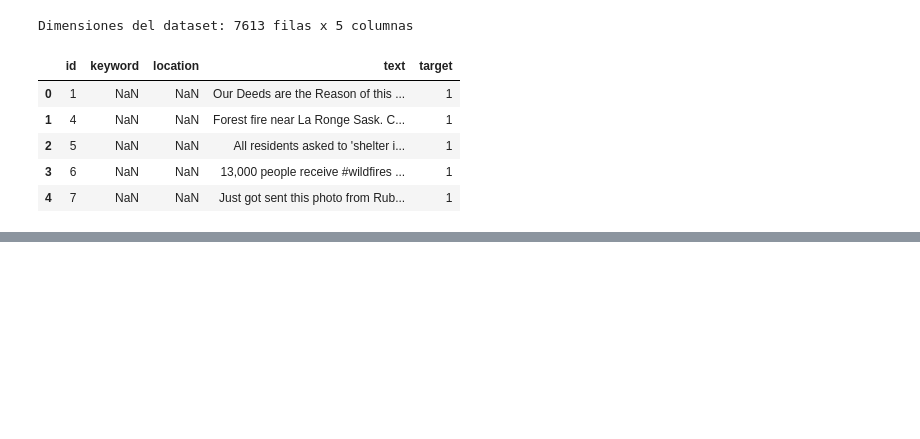
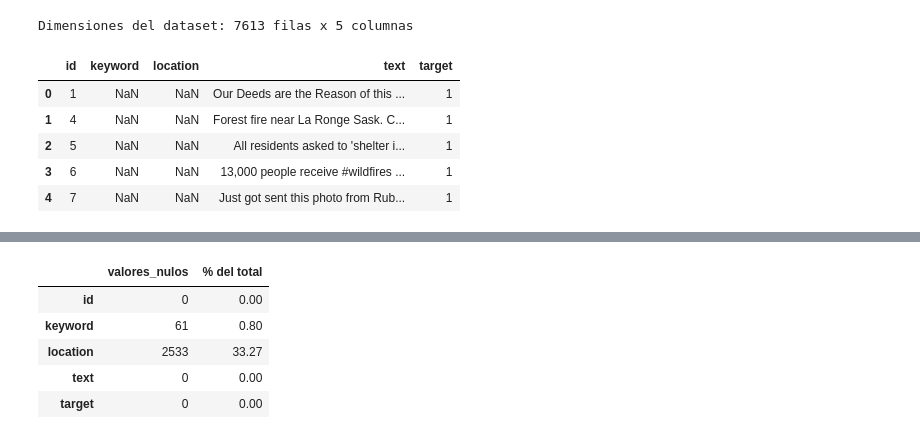
Before and after one commit to DavidDominguez-11/DS-Lab1, a Jupyter notebook: Laboratorio5_avance.ipynb, the cells around one changed output, grey strips where cells are left out. Cells and saved outputs as stored; diff of their text form; code cells hidden in the pictures; blank space fills up the shorter version.

```diff
--- a/Laboratorio5_avance.ipynb
+++ b/Laboratorio5_avance.ipynb
@@ -63,0 +83,11 @@ Dimensiones del dataset: 7613 filas x 5 columnas
+# %%
+missing = df.isna().sum().to_frame("valores_nulos")
+missing["% del total"] = (missing["valores_nulos"] / len(df) * 100).round(2)
+missing
+# %% [output]
+|  | valores_nulos | % del total |
+| id | 0 | 0.00 |
+| keyword | 61 | 0.80 |
+| location | 2533 | 33.27 |
+| text | 0 | 0.00 |
+| target | 0 | 0.00 |
```
Also changed, not shown: parts of 8 cells of this notebook.
